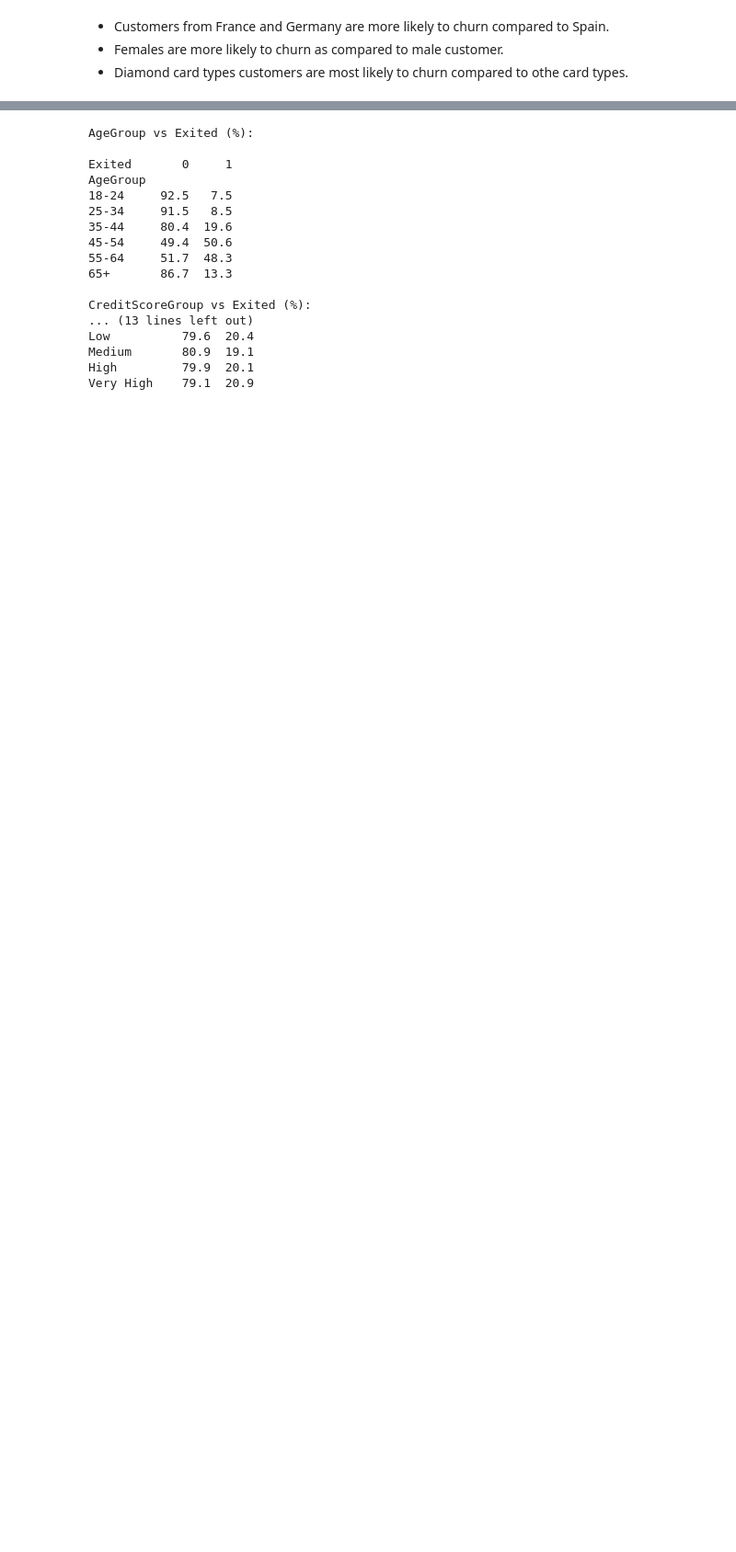
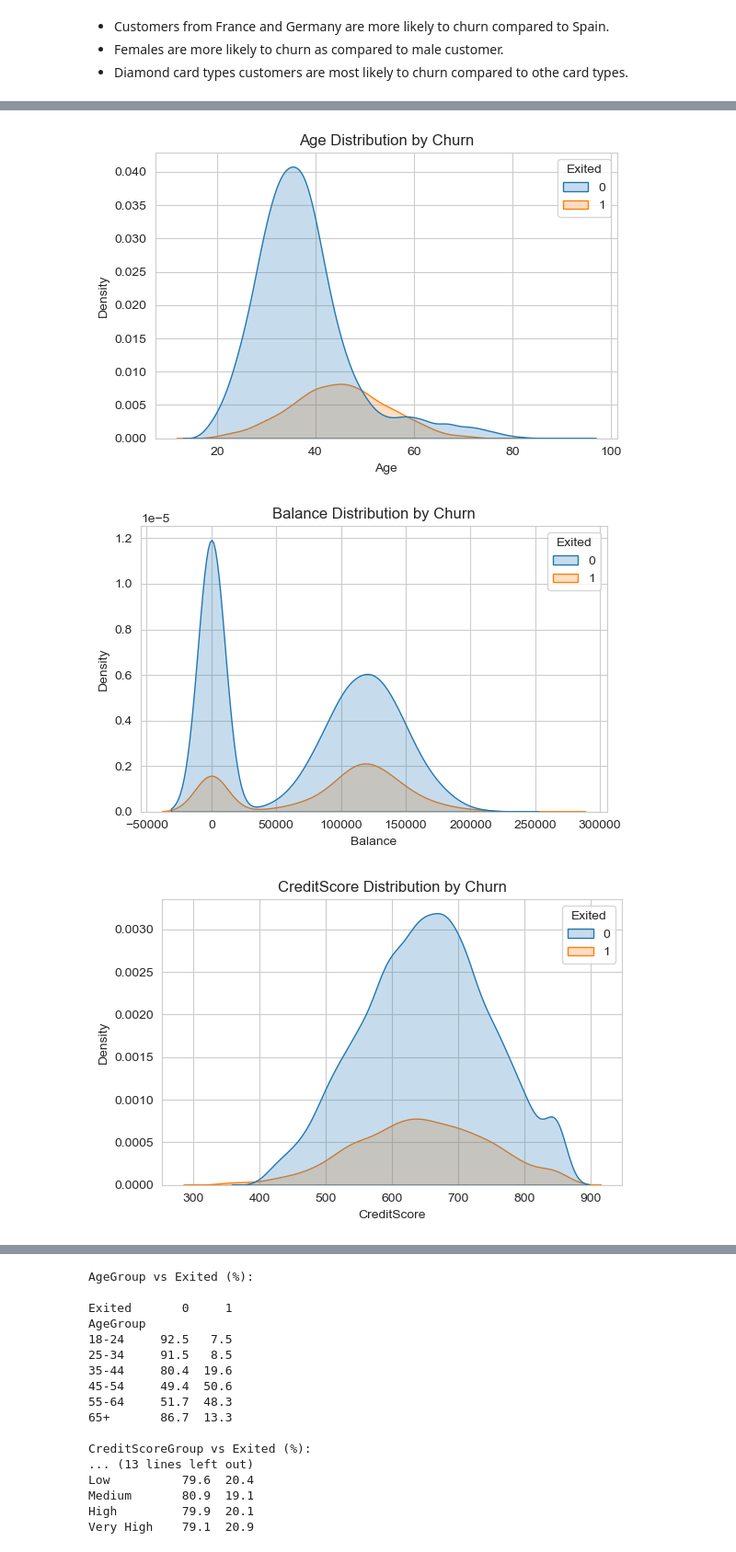
Before and after one commit to nbisoyi3024/customer-churn-prediction, a Jupyter notebook: notebooks/EDA.ipynb, the cells around one changed output, grey strips where cells are left out. Shown at 92% size. Cells and saved outputs as stored; diff of their text form; code cells hidden in the pictures; blank space fills up the shorter version.

```diff
--- a/notebooks/EDA.ipynb
+++ b/notebooks/EDA.ipynb
@@ -273,0 +388,19 @@ Categorical vs Target:
+# %%
+def plot_kde(df, cols):
+
+    for col in cols:
+        plt.figure(figsize=(6,4))
+
+        sns.kdeplot(data=df, x=col, hue='Exited', fill=True)
+
+        plt.title(f"{col} Distribution by Churn")
+
+        plt.tight_layout()
+        plt.show()
+
+kde_cols = ['Age', 'Balance', 'CreditScore', 'EstimatedSalary', 'Point Earned']
+plot_kde(df, kde_cols)
+# %% [output]
+[figure, added]
+[figure, added]
+[figure, added]
```
Also changed, not shown: parts of 42 cells of this notebook, 29 other files.
